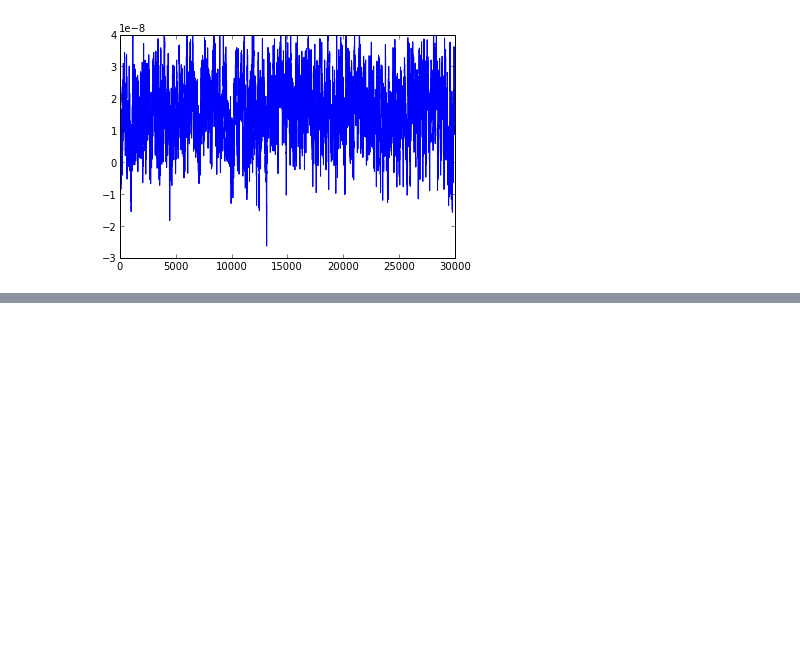
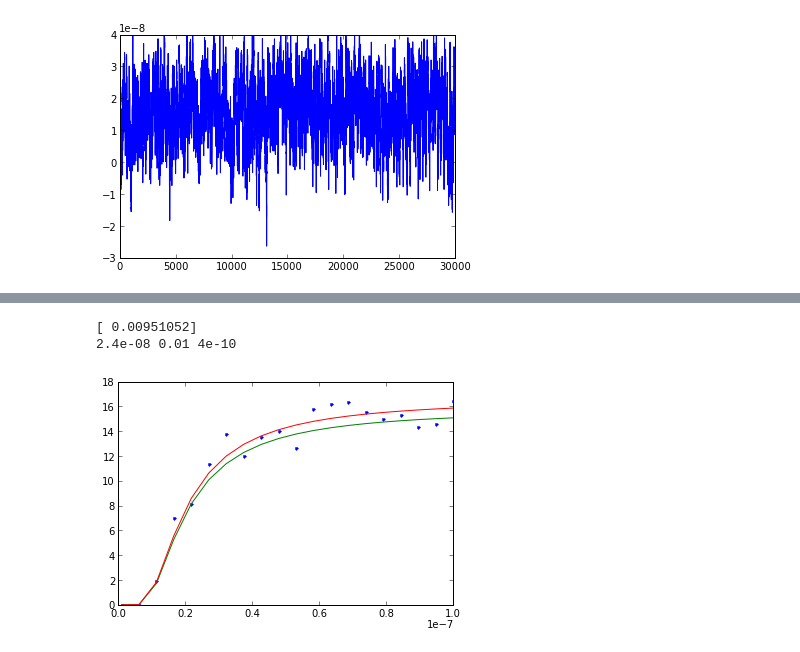
Before and after one commit to yzerlaut/transfer_functions, a Jupyter notebook: ou_with_reset.ipynb, the cells around one changed output, grey strips where cells are left out. Cells and saved outputs as stored; diff of their text form; code cells hidden in the pictures; blank space fills up the shorter version.

```diff
--- a/ou_with_reset.ipynb
+++ b/ou_with_reset.ipynb
@@ -171,0 +205,37 @@ print len(spikes)/tmax
+# %%
+from scipy import special, integrate
+
+def gauss_integral(x, mu, sigma):
+    """integral of normal distribution from x to inf"""
+    return special.erfc((x-mu)/np.sqrt(2)/sigma)/2.
+
+def gaussian_1d(x, mu, sigma):
+    return 1./(np.sqrt(2*np.pi)*sigma)*np.exp(-(x-mu)**2/(2.*sigma**2))
+
+def erf_integral(x, mu, sigma):
+    """integral from -inf to x of gauss_integral"""
+    x_ = (x-mu)/sigma/np.sqrt(2)
+    return (x_*(1+special.erf(x_))+np.exp(-x_**2)/np.sqrt(np.pi))*sigma*np.sqrt(2)
+def ou_rate_markov_anal(mu, sigma, tau, threshold):
+
+    stationary = gaussian_1d(threshold, mu, sigma)
+    markov_integral = erf_integral(0, (threshold-mu)/np.sqrt(tau), sigma/tau)/2.
+    prob = markov_integral*stationary
+    return prob
+# %%
+from scipy import optimize
+def func(sigma, tau2):
+    mu_markov = (mu*tau_m)
+    sigma_markov = np.sqrt(sigma**2/(1./tau_m*(1./tau_m+1./tau)))
+    return ou_rate_markov_anal(mu_markov, sigma_markov, tau2, threshold)
+p, err = optimize.curve_fit(func, param, fr)
+# %%
+plt.plot(param, fr, '.')
+plt.plot(param, func(param, tau))
+plt.plot(param, func(param, *p))
+print p
+print mu, tau, threshold
+# %% [output]
+[ 0.00951052]
+2.4e-08 0.01 4e-10
+[figure, added]
```
Also changed, not shown: parts of 7 cells of this notebook.
